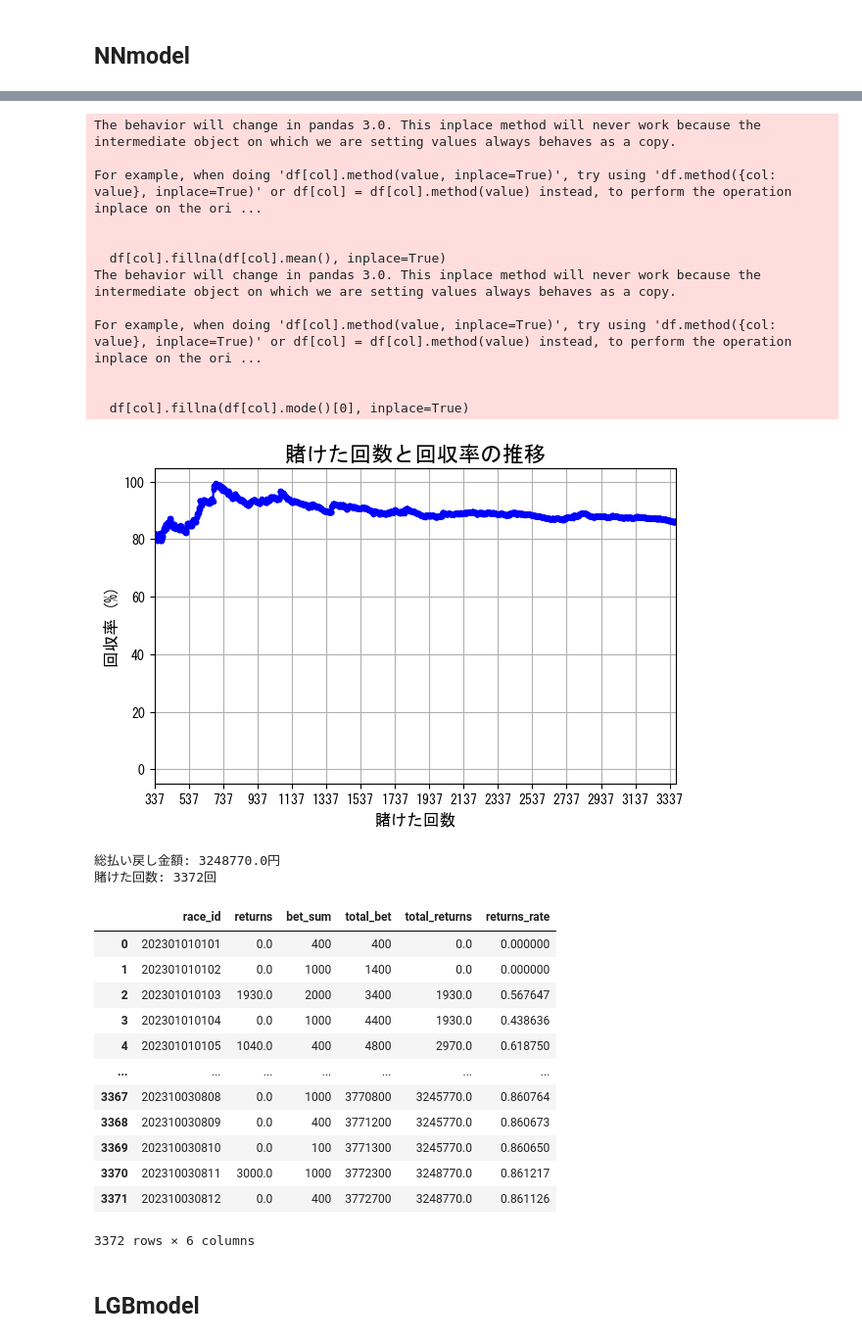
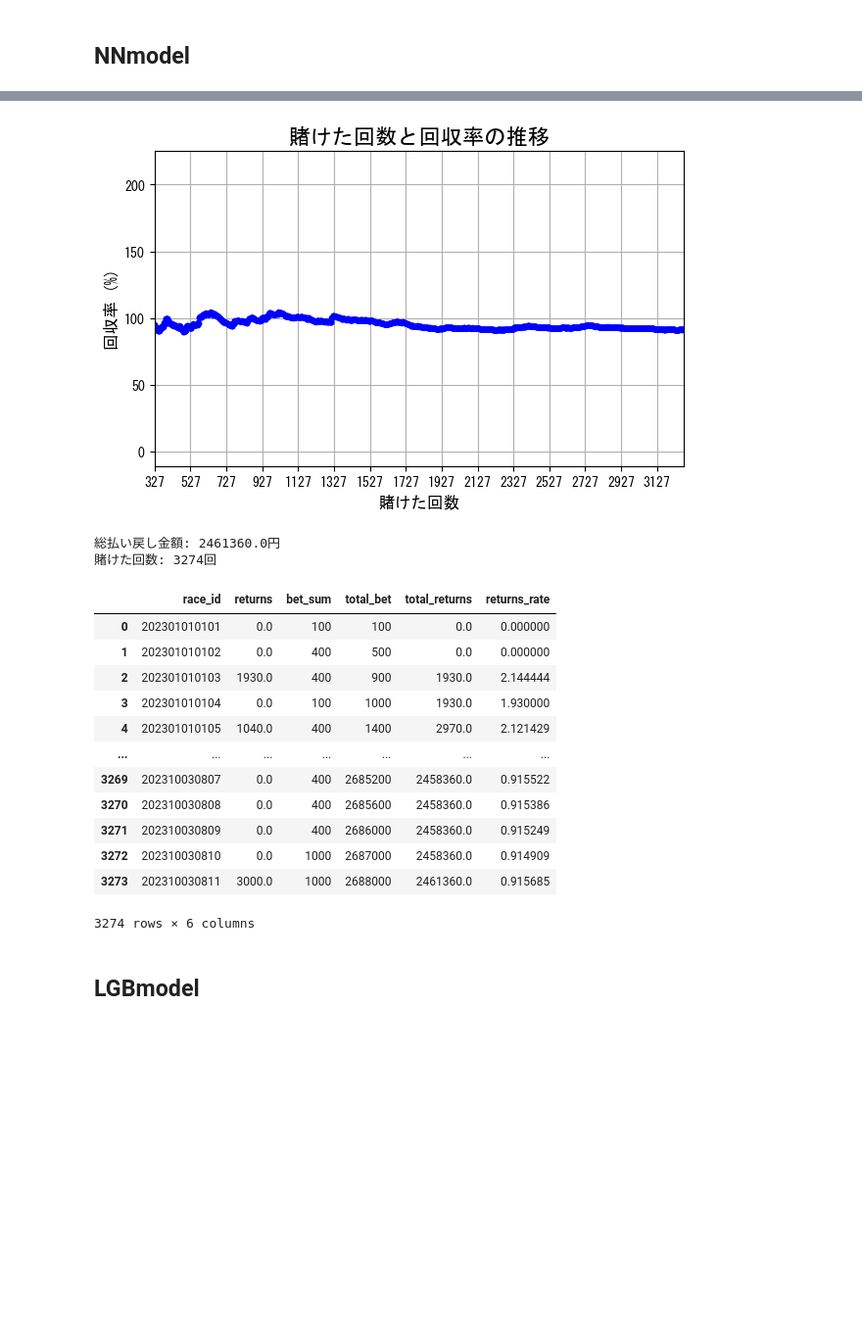
Before and after one commit to nanzeu/keiba, a Jupyter notebook: predict.ipynb, the cells around one changed output, grey strips where cells are left out. Shown: that part at 98% size. Cells and saved outputs as stored; diff of their text form; code cells hidden in the pictures; blank space fills up the shorter version.

```diff
--- a/predict.ipynb
+++ b/predict.ipynb
@@ -212,7 +155,7 @@ For example, when doing 'df[col].method(value, inplace=True)', try using 'df.met
 # %%
 %autoreload
 # %%
-nn = predict.NNModel(train_df=df, returns_df=returns, bet_type='sanrenpuku', threshold=0.5, stochastic_variation=False)
+nn = predict.NNModel(train_df=df, returns_df=returns, bet_type='sanrenpuku', threshold=0.55, stochastic_variation=False)
 pred_df = nn.predict_target(df_23)
 print(pred_df['predicted_target'].value_counts())
 print(pred_df)
@@ -273,35 +180,22 @@ Name: count, dtype: int64
-# %%
-total_returns = nn.calc_returns_rate(df_23)
-total_returns
-# %% [output]
-The behavior will change in pandas 3.0. This inplace method will never work because the intermediate object on which we are setting values always behaves as a copy.
-
-For example, when doing 'df[col].method(value, inplace=True)', try using 'df.method({col: value}, inplace=True)' or df[col] = df[col].method(value) instead, to perform the operation inplace on the ori ...
-
-
-  df[col].fillna(df[col].mean(), inplace=True)
-The behavior will change in pandas 3.0. This inplace method will never work because the intermediate object on which we are setting values always behaves as a copy.
-
-For example, when doing 'df[col].method(value, inplace=True)', try using 'df.method({col: value}, inplace=True)' or df[col] = df[col].method(value) instead, to perform the operation inplace on the ori ...
-
-
-  df[col].fillna(df[col].mode()[0], inplace=True)
-[figure, removed]
-総払い戻し金額: 3248770.0円
-賭けた回数: 3372回
-|  | race_id | returns | bet_sum | total_bet | total_returns | returns_rate |
-| 0 | 202301010101 | 0.0 | 400 | 400 | 0.0 | 0.000000 |
-| 1 | 202301010102 | 0.0 | 1000 | 1400 | 0.0 | 0.000000 |
-| 2 | 202301010103 | 1930.0 | 2000 | 3400 | 1930.0 | 0.567647 |
-| 3 | 202301010104 | 0.0 | 1000 | 4400 | 1930.0 | 0.438636 |
-| 4 | 202301010105 | 1040.0 | 400 | 4800 | 2970.0 | 0.618750 |
-| ... | ... | ... | ... | ... | ... | ... |
-| 3367 | 202310030808 | 0.0 | 1000 | 3770800 | 3245770.0 | 0.860764 |
-| 3368 | 202310030809 | 0.0 | 400 | 3771200 | 3245770.0 | 0.860673 |
-| 3369 | 202310030810 | 0.0 | 100 | 3771300 | 3245770.0 | 0.860650 |
-| 3370 | 202310030811 | 3000.0 | 1000 | 3772300 | 3248770.0 | 0.861217 |
-| 3371 | 202310030812 | 0.0 | 400 | 3772700 | 3248770.0 | 0.861126 |
-3372 rows × 6 columns
+# %%
+nn.plot_returns_rate(df_23)
+# %% [output]
+[figure, added]
+総払い戻し金額: 2461360.0円
+賭けた回数: 3274回
+|  | race_id | returns | bet_sum | total_bet | total_returns | returns_rate |
+| 0 | 202301010101 | 0.0 | 100 | 100 | 0.0 | 0.000000 |
+| 1 | 202301010102 | 0.0 | 400 | 500 | 0.0 | 0.000000 |
+| 2 | 202301010103 | 1930.0 | 400 | 900 | 1930.0 | 2.144444 |
+| 3 | 202301010104 | 0.0 | 100 | 1000 | 1930.0 | 1.930000 |
+| 4 | 202301010105 | 1040.0 | 400 | 1400 | 2970.0 | 2.121429 |
+| ... | ... | ... | ... | ... | ... | ... |
+| 3269 | 202310030807 | 0.0 | 400 | 2685200 | 2458360.0 | 0.915522 |
+| 3270 | 202310030808 | 0.0 | 400 | 2685600 | 2458360.0 | 0.915386 |
+| 3271 | 202310030809 | 0.0 | 400 | 2686000 | 2458360.0 | 0.915249 |
+| 3272 | 202310030810 | 0.0 | 1000 | 2687000 | 2458360.0 | 0.914909 |
+| 3273 | 202310030811 | 3000.0 | 1000 | 2688000 | 2461360.0 | 0.915685 |
+3274 rows × 6 columns
 # %% [markdown]
 ## LGBmodel
 # %%
```
Also changed, not shown: parts of 18 cells of this notebook, 3 other files.
